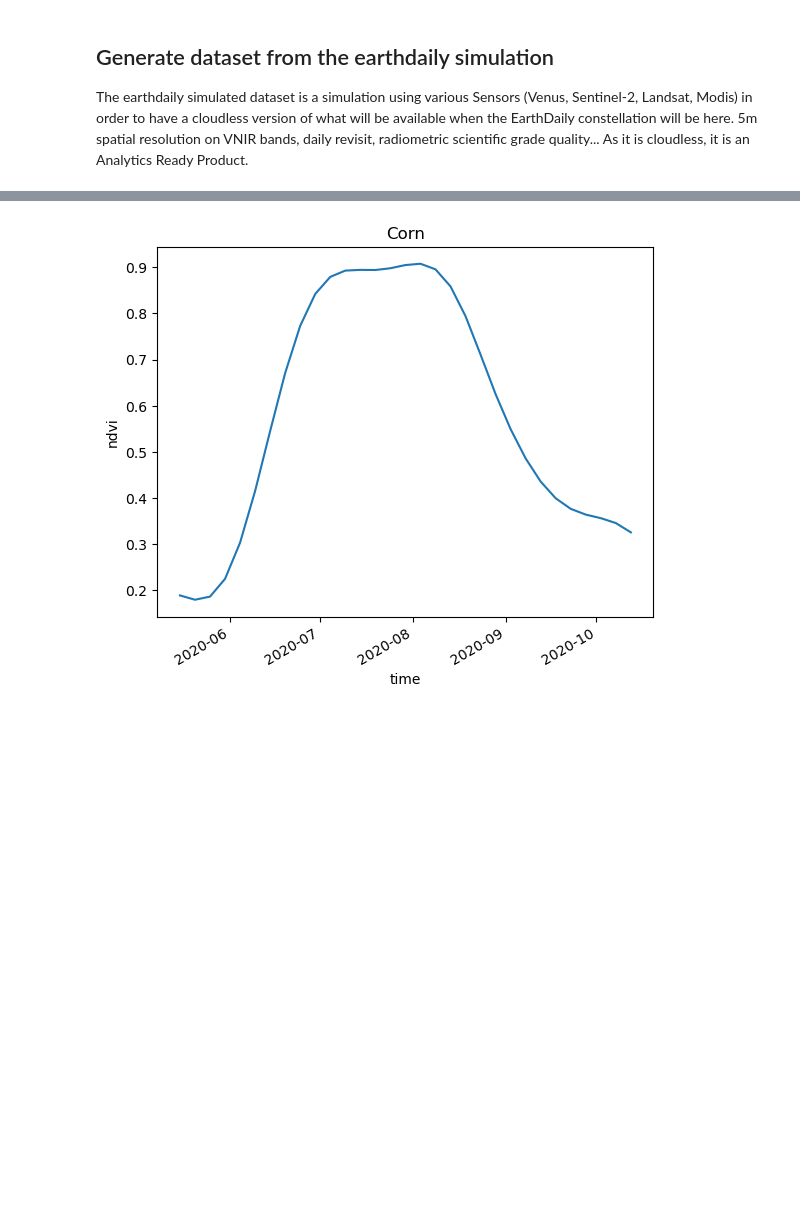
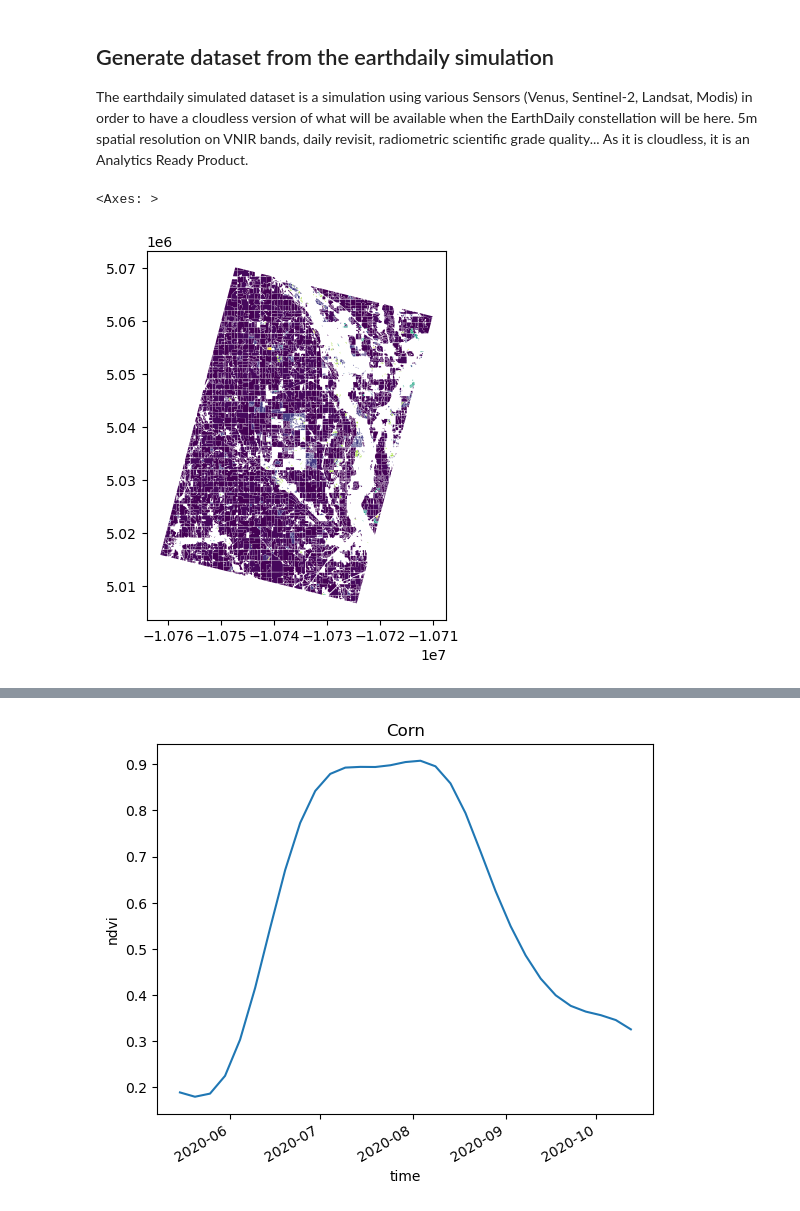
Before and after one commit to earthdaily/bids2023-hackathon, a Jupyter notebook: edagro-crop-detection/workflow.ipynb, the cells around one changed output, grey strips where cells are left out. Drawn from its saved outputs; the diff is of its cells as text; code cells hidden in the pictures; blank space fills up the shorter version.

```diff
--- a/edagro-crop-detection/workflow.ipynb
+++ b/edagro-crop-detection/workflow.ipynb
@@ -19,8 +18,12 @@ The earthdaily simulated dataset is a simulation using various Sensors (Venus, S
 As it is cloudless, it is an Analytics Ready Product.
 # %%
 year = 2020
-df = utils.get_df(year)
+df = utils.crops_layer(year)
 bbox = df.to_crs(4326).total_bounds.tolist()
+df.plot(column="R20") # R20 is the crop of the current year
+# %% [output]
+<Axes: >
+[figure, added]
 # %%
 generate_dataset = False
 days_interval = 5  # one information every x days (default=5)
```
Also changed, not shown: parts of 18 cells of this notebook, 2 other files.
